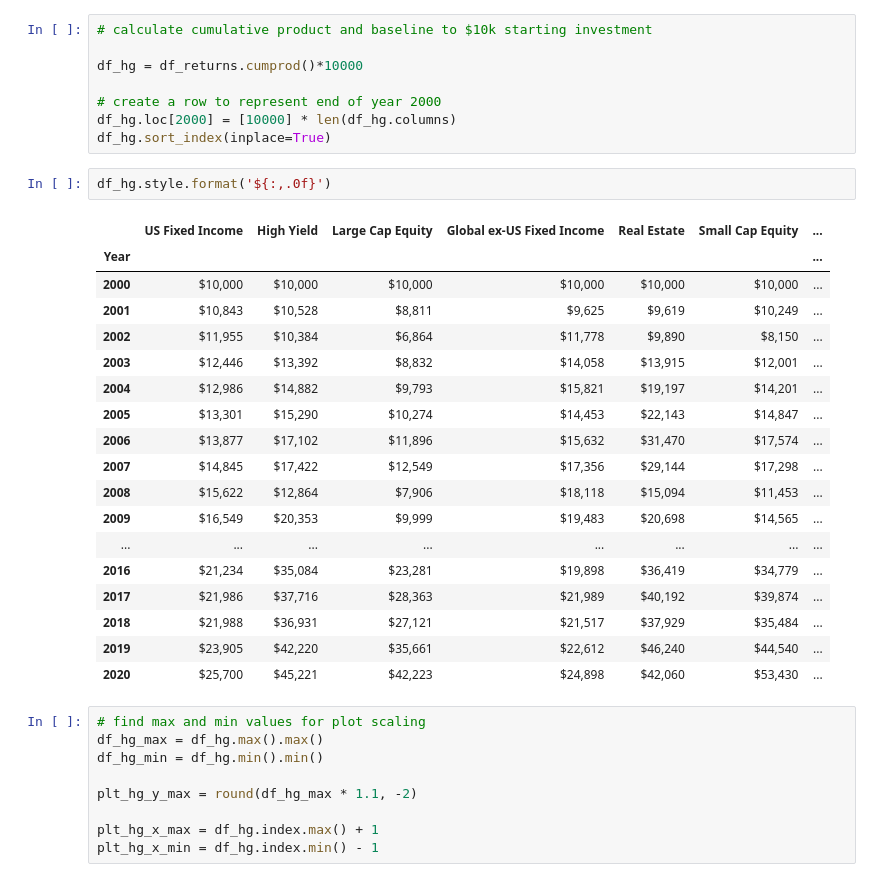
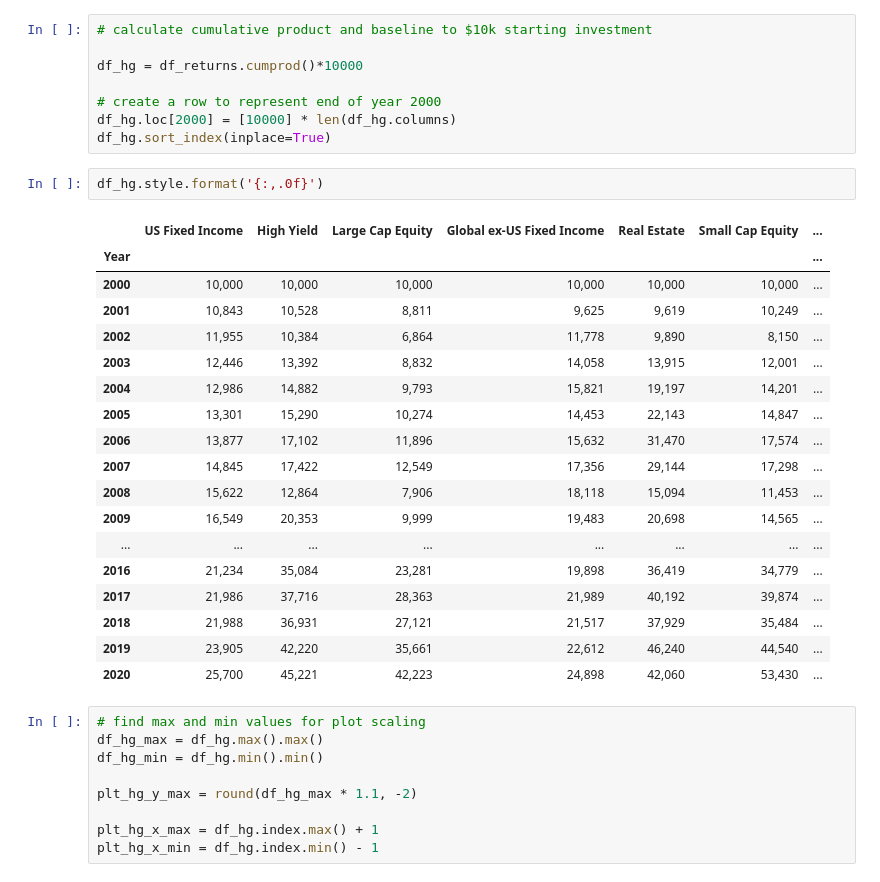
Before and after one commit to jsprag/Callan-Chart, a Jupyter notebook: Callan_Chart.ipynb, the cells around one changed output. Saved outputs shown, nothing was run; the diff lists cells and outputs as text.

```diff
--- a/Callan_Chart.ipynb
+++ b/Callan_Chart.ipynb
@@ -140,26 +140,26 @@ df_hg = df_returns.cumprod()*10000
 df_hg.loc[2000] = [10000] * len(df_hg.columns)
 df_hg.sort_index(inplace=True)
 # %%
-df_hg.style.format('${:,.0f}')
+df_hg.style.format('{:,.0f}')
 # %% [output]
 |  | US Fixed Income | High Yield | Large Cap Equity | Global ex-US Fixed Income | Real Estate | Small Cap Equity | ... |
 | Year |  |  |  |  |  |  | ... |
-| 2000 | $10,000 | $10,000 | $10,000 | $10,000 | $10,000 | $10,000 | ... |
-| 2001 | $10,843 | $10,528 | $8,811 | $9,625 | $9,619 | $10,249 | ... |
-| 2002 | $11,955 | $10,384 | $6,864 | $11,778 | $9,890 | $8,150 | ... |
-| 2003 | $12,446 | $13,392 | $8,832 | $14,058 | $13,915 | $12,001 | ... |
-| 2004 | $12,986 | $14,882 | $9,793 | $15,821 | $19,197 | $14,201 | ... |
-| 2005 | $13,301 | $15,290 | $10,274 | $14,453 | $22,143 | $14,847 | ... |
-| 2006 | $13,877 | $17,102 | $11,896 | $15,632 | $31,470 | $17,574 | ... |
-| 2007 | $14,845 | $17,422 | $12,549 | $17,356 | $29,144 | $17,298 | ... |
-| 2008 | $15,622 | $12,864 | $7,906 | $18,118 | $15,094 | $11,453 | ... |
-| 2009 | $16,549 | $20,353 | $9,999 | $19,483 | $20,698 | $14,565 | ... |
+| 2000 | 10,000 | 10,000 | 10,000 | 10,000 | 10,000 | 10,000 | ... |
+| 2001 | 10,843 | 10,528 | 8,811 | 9,625 | 9,619 | 10,249 | ... |
+| 2002 | 11,955 | 10,384 | 6,864 | 11,778 | 9,890 | 8,150 | ... |
+| 2003 | 12,446 | 13,392 | 8,832 | 14,058 | 13,915 | 12,001 | ... |
+| 2004 | 12,986 | 14,882 | 9,793 | 15,821 | 19,197 | 14,201 | ... |
+| 2005 | 13,301 | 15,290 | 10,274 | 14,453 | 22,143 | 14,847 | ... |
+| 2006 | 13,877 | 17,102 | 11,896 | 15,632 | 31,470 | 17,574 | ... |
+| 2007 | 14,845 | 17,422 | 12,549 | 17,356 | 29,144 | 17,298 | ... |
+| 2008 | 15,622 | 12,864 | 7,906 | 18,118 | 15,094 | 11,453 | ... |
+| 2009 | 16,549 | 20,353 | 9,999 | 19,483 | 20,698 | 14,565 | ... |
 | ... | ... | ... | ... | ... | ... | ... | ... |
-| 2016 | $21,234 | $35,084 | $23,281 | $19,898 | $36,419 | $34,779 | ... |
-| 2017 | $21,986 | $37,716 | $28,363 | $21,989 | $40,192 | $39,874 | ... |
-| 2018 | $21,988 | $36,931 | $27,121 | $21,517 | $37,929 | $35,484 | ... |
-| 2019 | $23,905 | $42,220 | $35,661 | $22,612 | $46,240 | $44,540 | ... |
-| 2020 | $25,700 | $45,221 | $42,223 | $24,898 | $42,060 | $53,430 | ... |
+| 2016 | 21,234 | 35,084 | 23,281 | 19,898 | 36,419 | 34,779 | ... |
+| 2017 | 21,986 | 37,716 | 28,363 | 21,989 | 40,192 | 39,874 | ... |
+| 2018 | 21,988 | 36,931 | 27,121 | 21,517 | 37,929 | 35,484 | ... |
+| 2019 | 23,905 | 42,220 | 35,661 | 22,612 | 46,240 | 44,540 | ... |
+| 2020 | 25,700 | 45,221 | 42,223 | 24,898 | 42,060 | 53,430 | ... |
 # %%
 # find max and min values for plot scaling
 df_hg_max = df_hg.max().max()
```
